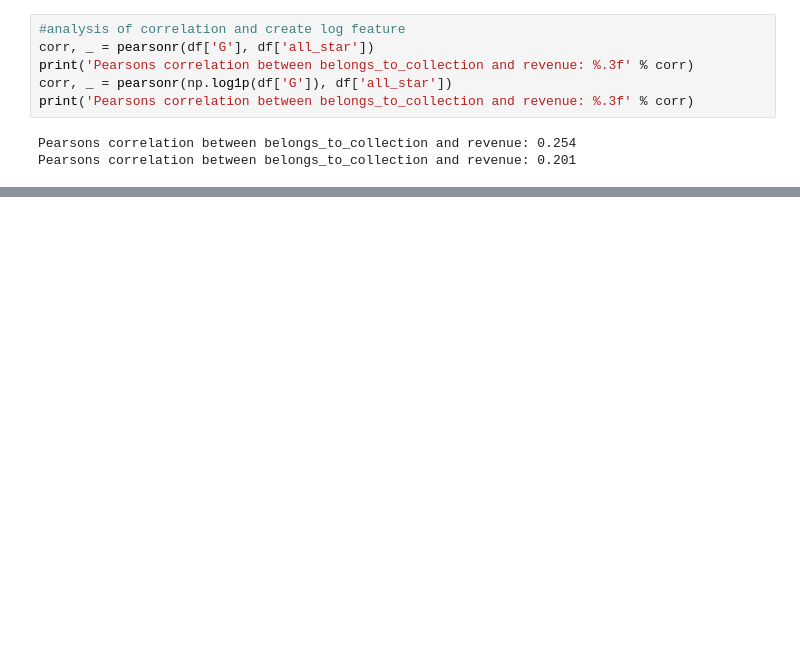
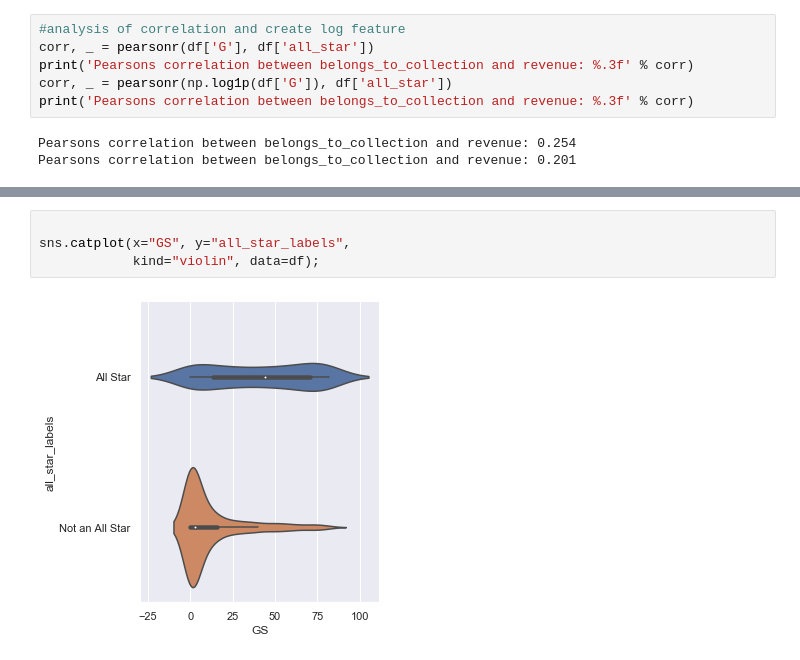
Before and after one commit to coleppert/NBA_AllStar_Prediction_Model, a Jupyter notebook: EDA-FeatureEngineering/Exploratory Data Analysis.ipynb, the cells around one changed output, grey strips where cells are left out. Saved outputs shown, nothing was run; the diff lists cells and outputs as text; blank space fills up the shorter version.

```diff
--- a/EDA-FeatureEngineering/Exploratory Data Analysis.ipynb
+++ b/EDA-FeatureEngineering/Exploratory Data Analysis.ipynb
@@ -285,0 +165,6 @@ Pearsons correlation between log budget_processed and log revenue: 0.455
+# %%
+
+sns.catplot(x="GS", y="all_star_labels",
+            kind="violin", data=df);
+# %% [output]
+[figure, added]
```
Also changed, not shown: parts of 63 cells of this notebook.
